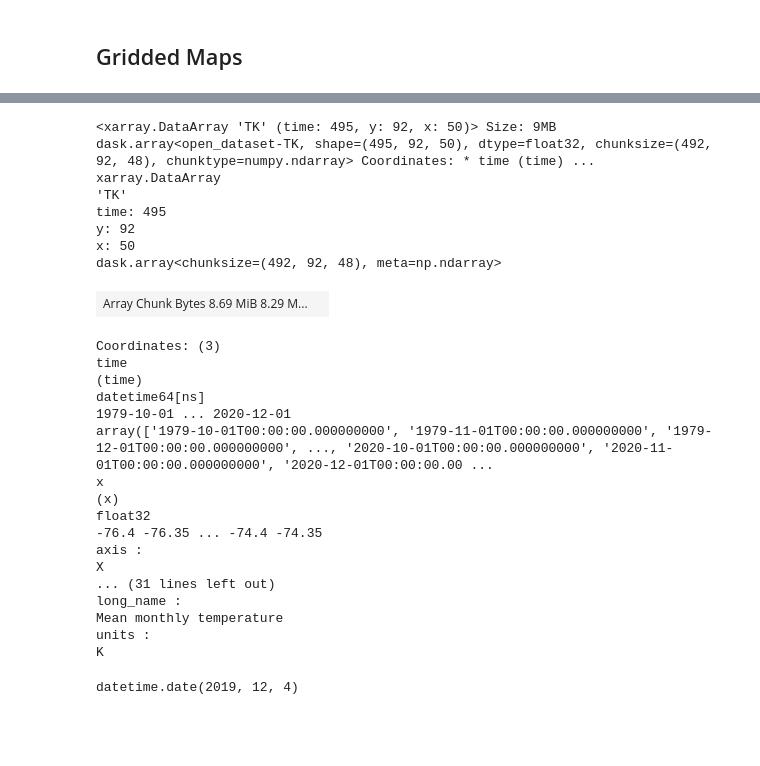
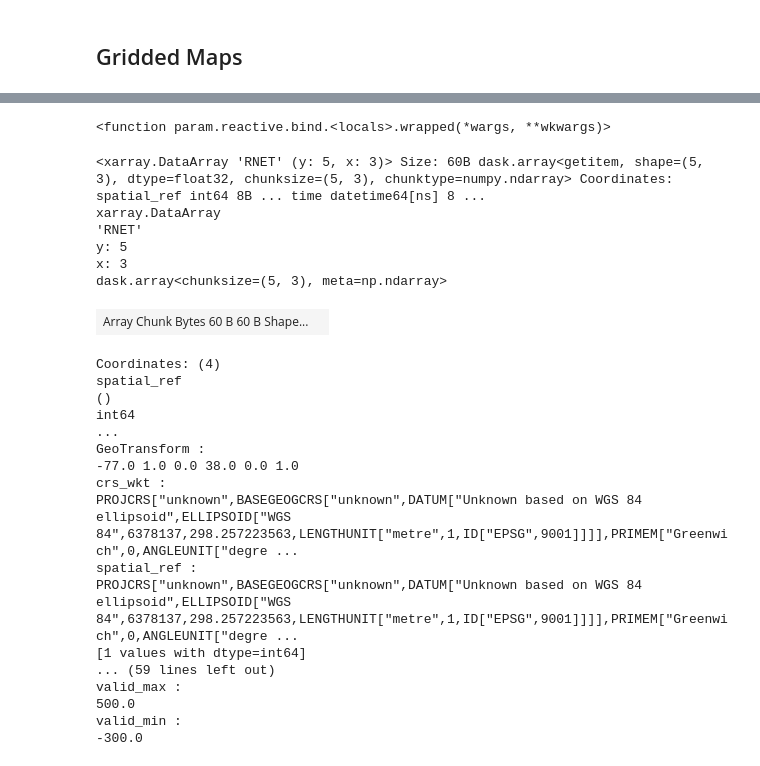
Before and after one commit to hytest-org/hytest, a Jupyter notebook: evaluation/tutorials/CONUS404/3_CONUS404_DRB_Visualization.ipynb, the cells around one changed output, grey strips where cells are left out. Drawn from its saved outputs; the diff is of its cells as text; code cells hidden in the pictures; blank space fills up the shorter version.

```diff
--- a/evaluation/tutorials/CONUS404/3_CONUS404_DRB_Visualization.ipynb
+++ b/evaluation/tutorials/CONUS404/3_CONUS404_DRB_Visualization.ipynb
@@ -240,60 +202,58 @@ def get_data_array(dataset, variable):
     return da
 
 data_var = pn.bind(get_data_array, data, select_data_variable)
-data_var()
-# %% [output]
-<xarray.DataArray 'TK' (time: 495, y: 92, x: 50)> Size: 9MB dask.array<open_dataset-TK, shape=(495, 92, 50), dtype=float32, chunksize=(492, 92, 48), chunktype=numpy.ndarray> Coordinates: * time (time) ...
-xarray.DataArray
-'TK'
-time: 495
-y: 92
-x: 50
-dask.array<chunksize=(492, 92, 48), meta=np.ndarray>
-| Array Chunk Bytes 8.69 MiB 8.29 M... |  |
-Coordinates: (3)
-time
-(time)
-datetime64[ns]
-1979-10-01 ... 2020-12-01
-array(['1979-10-01T00:00:00.000000000', '1979-11-01T00:00:00.000000000', '1979-12-01T00:00:00.000000000', ..., '2020-10-01T00:00:00.000000000', '2020-11-01T00:00:00.000000000', '2020-12-01T00:00:00.00 ...
-x
-(x)
-float32
--76.4 -76.35 ... -74.4 -74.35
-axis :
-X
-... (31 lines left out)
-long_name :
-Mean monthly temperature
-units :
-K
 # %%
 # Create data slider based on min/max dates of the variable selected
-def create_date_range_slider(data_array):
+def create_date_slider(data_array):
     min_date = data_array['time'][1].values
     max_date = data_array['time'][-1].values
 
-    _date_range_slider = pn.widgets.DateRangeSlider(
-        name='Date Range Slider',
+    _date_slider = pn.widgets.DateSlider(
+        name='Date Slider',
         start = min_date, end = max_date,
-        value = (min_date, max_date),
-        step = 2
+        value = max_date,
+        format = '%Y-%m-%d'
     )
 
-    return _date_range_slider
+    return _date_slider
 
-date_range_slider = pn.bind(create_date_range_slider, data_var)
+date_slider = pn.bind(create_date_slider, data_array = data_var)
+date_slider
+# %% [output]
+<function param.reactive.bind.<locals>.wrapped(*wargs, **wkwargs)>
 # %%
 # Subsetting data for time selected
-def get_data_array_time(dataset, time):
-    data_time = dataset.sel(time = time[1])
+def get_data_array_time(dataset, time_sel):
+    data_time = dataset.sel(time = time_sel, method = 'nearest')
     return data_time
 
-data_var_time = pn.bind(get_data_array_time, data_var(), date_range_slider)
-data_var().sel(time = dt.date(2019, 12, 4))
-dt.date(2019, 12, 4)
+data_var_time = pn.bind(get_data_array_time, dataset = data_var, time_sel = date_slider())
+data_var_time()
 # %% [output]
-datetime.date(2019, 12, 4)
+<xarray.DataArray 'RNET' (y: 5, x: 3)> Size: 60B dask.array<getitem, shape=(5, 3), dtype=float32, chunksize=(5, 3), chunktype=numpy.ndarray> Coordinates: spatial_ref int64 8B ... time datetime64[ns] 8 ...
+xarray.DataArray
+'RNET'
+y: 5
+x: 3
+dask.array<chunksize=(5, 3), meta=np.ndarray>
+| Array Chunk Bytes 60 B 60 B Shape... |  |
+Coordinates: (4)
+spatial_ref
+()
+int64
+...
+GeoTransform :
+-77.0 1.0 0.0 38.0 0.0 1.0
+crs_wkt :
+PROJCRS["unknown",BASEGEOGCRS["unknown",DATUM["Unknown based on WGS 84 ellipsoid",ELLIPSOID["WGS 84",6378137,298.257223563,LENGTHUNIT["metre",1,ID["EPSG",9001]]]],PRIMEM["Greenwich",0,ANGLEUNIT["degre ...
+spatial_ref :
+PROJCRS["unknown",BASEGEOGCRS["unknown",DATUM["Unknown based on WGS 84 ellipsoid",ELLIPSOID["WGS 84",6378137,298.257223563,LENGTHUNIT["metre",1,ID["EPSG",9001]]]],PRIMEM["Greenwich",0,ANGLEUNIT["degre ...
+[1 values with dtype=int64]
+... (59 lines left out)
+valid_max :
+500.0
+valid_min :
+-300.0
 # %%
 # Add selector for base map
 base_map_options = {
```
Also changed, not shown: parts of 7 cells of this notebook.
